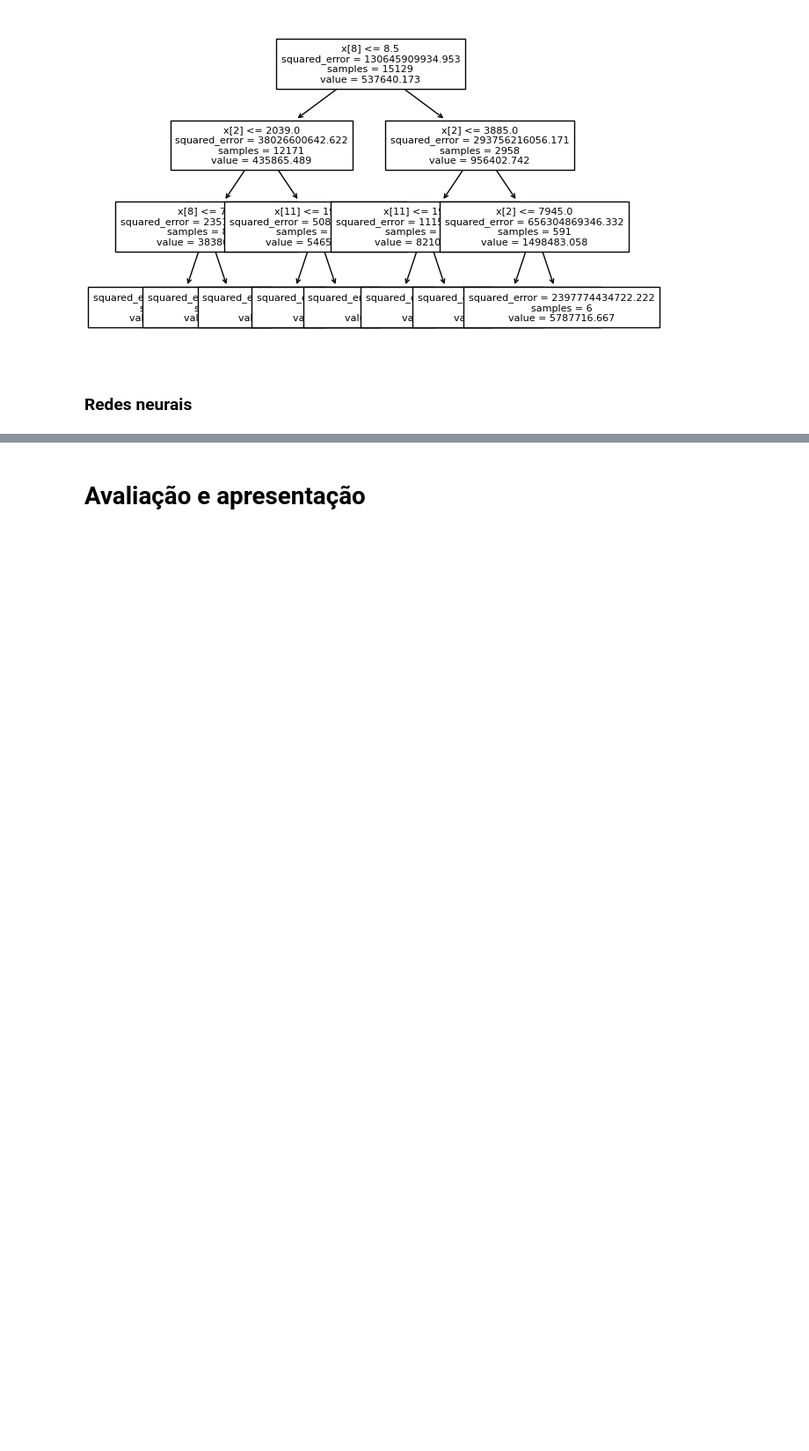
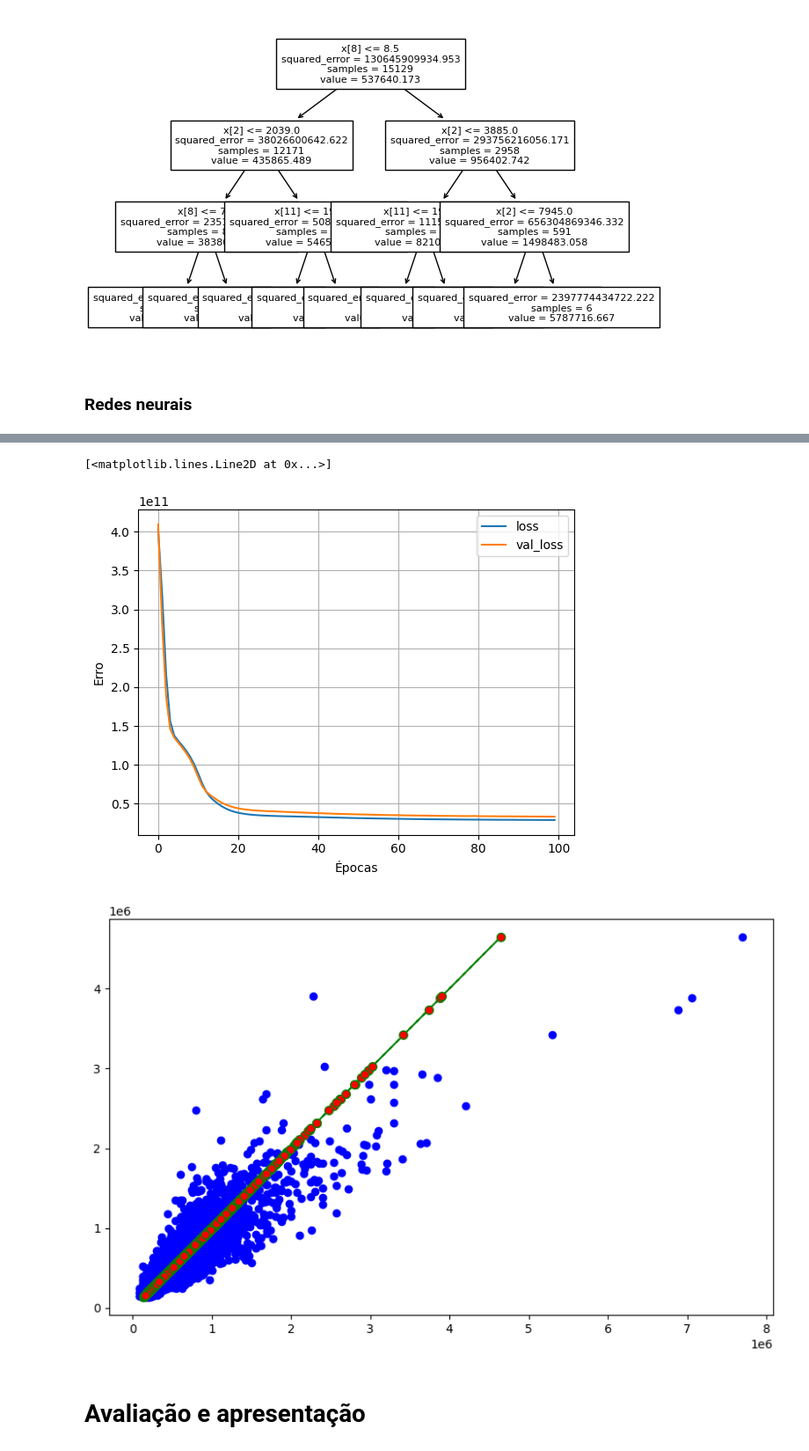
Before and after one commit to leonardodimarchi/ai-regression-and-classification, a Jupyter notebook: regression.ipynb, the cells around one changed output, grey strips where cells are left out. Shown: that part at 88% size. Drawn from its saved outputs; the diff is of its cells as text; code cells hidden in the pictures; blank space fills up the shorter version.

```diff
--- a/regression.ipynb
+++ b/regression.ipynb
@@ -357,0 +356,60 @@ SKTree.plot_tree(tree, fontsize=8)
+# %%
+from sklearn.model_selection import train_test_split
+from sklearn.metrics import accuracy_score
+import numpy as np
+
+dataset_neural = dataset_removed_columns.copy()
+
+
+# Separando o target e os outros atributos
+target = dataset_neural['price']
+X = dataset_neural.drop(['price'], axis = 1)
+
+X_train, X_test, y_train, y_test = train_test_split(X, target, test_size = 0.3, random_state=1)
+
+normalizer = preprocessing.Normalization()
+normalizer.adapt(X_train.values)
+
+model = keras.Sequential([
+    normalizer,
+    layers.Dense(15),
+    layers.Dense(7, activation='relu'),
+    layers.Dense(5, activation='relu'),
+    layers.Dense(1)
+])
+
+model.summary()
+
+model.compile(optimizer='adam',
+              loss='mse')
+
+history = model.fit(
+    X_train, y_train,
+    epochs=100,
+    validation_split = 0.2,
+    batch_size=8,
+    verbose=0
+    )
+
+plot_loss(history)
+
+y_pred = model.predict(X_test).reshape(-1)
+print(y_pred)
+
+model.evaluate(X_test, y_test)
+
+y_test.mean()
+y_pred.mean()
+
+plt.figure(figsize=(10,6))
+plt.scatter(y_test,y_pred,color="blue",marker="o")
+plt.plot(y_pred,y_pred,marker='o',
+         color='green',markerfacecolor='red',
+         markersize=7,linestyle='dashed')
+# Add labels and a title
+plt.xlabel("True Values")
+plt.ylabel("Predicted Values")
+plt.title("True vs. Predicted Values")
+
+plot.show()
+# %% [output]
@@ -358,3 +433,6 @@ SKTree.plot_tree(tree, fontsize=8)
+[<matplotlib.lines.Line2D at 0x...>]
+[figure, added]
+[figure, added]
 # %% [markdown]
 # Avaliação e apresentação
 # %% [markdown]
```
Also changed, not shown: parts of 4 cells of this notebook.
